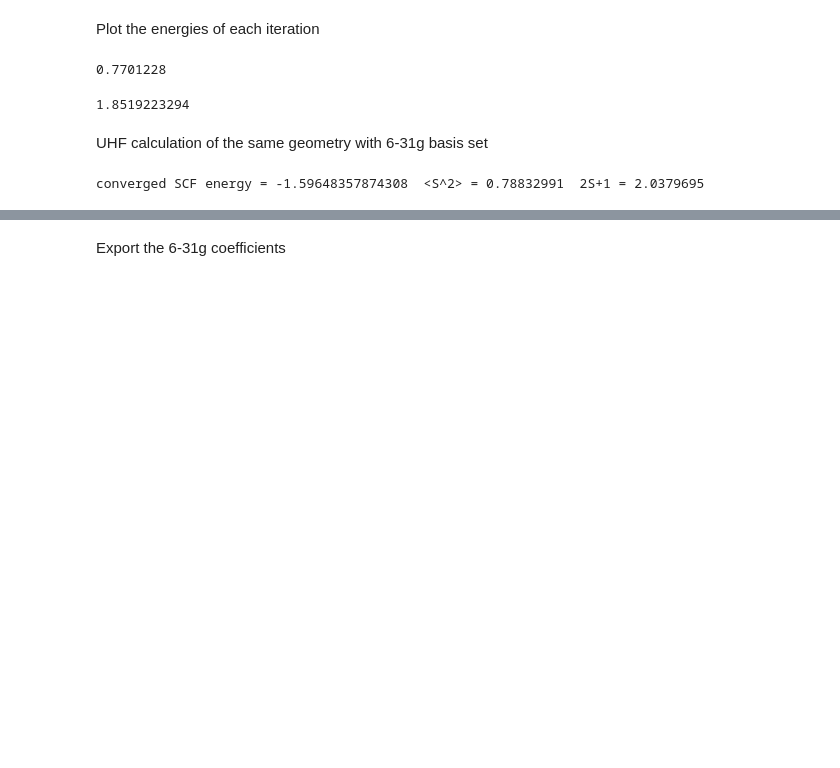
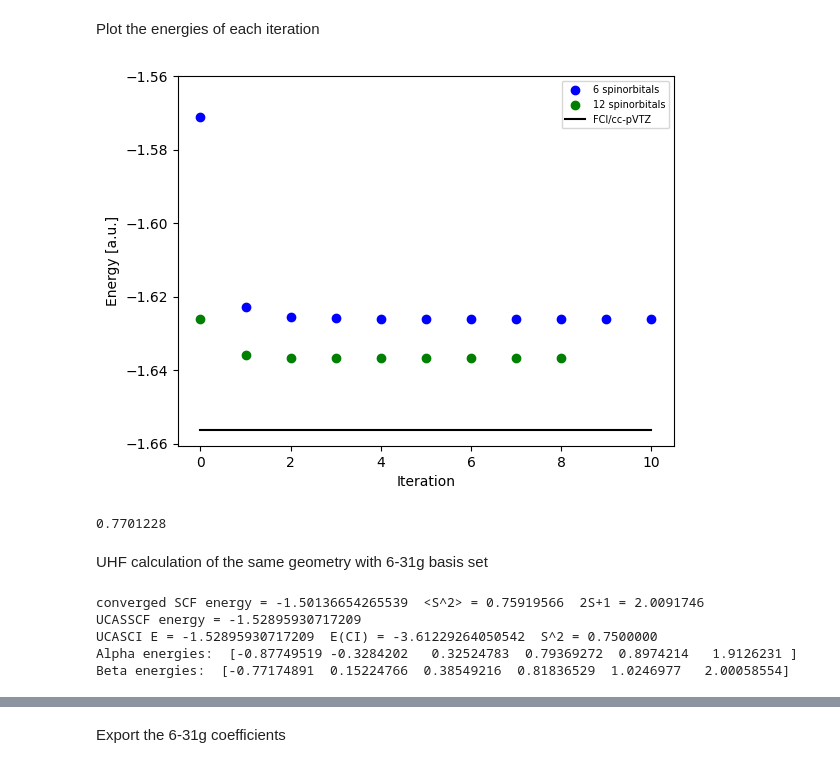
Before and after one commit to FabianLangkabel/FrayedEnds, a Jupyter notebook: Block2/H3lin.ipynb, the cells around one changed output, grey strips where cells are left out. Drawn from its saved outputs; the diff is of its cells as text; code cells hidden in the pictures; blank space fills up the shorter version.

```diff
--- a/Block2/H3lin.ipynb
+++ b/Block2/H3lin.ipynb
@@ -68,51 +77,67 @@ Plot the energies of each iteration
 # %%
 #plot energies of H3 spin optimizer
 
 x1 = np.arange(0, 7, 1)
 x2 = np.arange(0,11,1)
-x3 = np.arange(0, 10, 1)
+x3 = np.arange(0, 9, 1)
 FCI_H3 = np.full(11, -1.656308543121)
 H3_energies = [-1.571043, -1.575703, -1.583686, -1.620579, -1.620745, -1.588478, -1.485866]
 H3_energies_project2 = [-1.571043, -1.575703, -1.583685, -1.511214, -1.563584, -1.516852, -1.526479]
 H3_energies_sep_project = [-1.571043, -1.575685, -1.583550, -1.620243, -1.620413, -1.621782, -1.621845]
 H3_en_2iter = [-1.621845, -1.621983, -1.621988, -1.624185, -1.624199, -1.624056, -1.623964]
 #H3_energies_project4 = [-1.571043, -1.575703, -1.583686, -1.620579, -1.620745, -1.588479, -1.489348]
 H3_energies_6_iter = [-1.571043, -1.621845, -1.623964, -1.624079, -1.624091, -1.624039, -1.623925]
 H3_energies_10iter = [-1.571043, -1.621845, -1.623964, -1.624079, -1.624091, -1.624039, -1.623925,
                       -1.623987, -1.623977, -1.623899, -1.623959]
 H3_energies_631g_stepwise_crap = [-1.626215, -1.611431, -1.590611, -1.579232, -1.579449, -1.579697, -1.579770, -1.581258, -1.581663, -1.581950]
 H3_energies_631g_stepwise = [-1.626213, -1.627825, -1.629681, -1.633395, -1.633592, -1.634125, -1.634306, -1.635500, -1.635718, -1.635904]
+H3_energies_simul_update_sto3g = [-1.571041, -1.622701, -1.625417, -1.625899, -1.626033, -1.626067, -1.626079, -1.626078, -1.626052, -1.626081, -1.626064]
+H3_energies_simul_update_631g = [-1.626213, -1.635914, -1.636602, -1.636679, -1.636686, -1.636686, -1.636685, -1.636685, -1.636685]
 
 Delta_E = [-0.050802000000000014, -0.002118999999999982, -0.00011500000000008725, -1.1999999999900979e-05,
            5.199999999994098e-05, 0.00011399999999994748]
 
 fig, ax = plt.subplots()
-ax.scatter(x3, H3_energies_631g_stepwise, color='blue')
+ax.scatter(x2, H3_energies_simul_update_sto3g, color='blue', label='6 spinorbitals')
+ax.scatter(x3, H3_energies_simul_update_631g, color='green', label='12 spinorbitals')
 #ax.scatter(x1, H3_energies_sep_project, color='green', label='orbs projected out')
 #ax.scatter(x1, H3_en_2iter, color='blue', label='2nd iteration')
 #ax.scatter(x2, H3_energies_10iter, color='blue')
-#ax.plot(x2, FCI_H3, color='black')
-#ax.legend(loc='upper right', fontsize='small')
+ax.plot(x2, FCI_H3, color='black', label='FCI/cc-pVTZ')
+ax.legend(loc='upper right', fontsize=7)
 
-ax.set_xlabel('Update of orbital')
-ax.set_ylabel('Energy [Hartree]')
-ax.set_title('H3 linear energy with stepwise update')
+ax.set_xlabel('Iteration')
+ax.set_ylabel('Energy [a.u.]')
+#ax.set_title('H3 linear geometry with r=0.93 Å')
 #ax.yaxis.set_major_formatter(StrMethodFormatter('{x:.4f}'))
 #ax.set_xticks(np.arange(0.0, 4.5, 0.5))
-ax.set_xticks(np.arange(0, 10, 1))
-ax.set_xticklabels(['init', 'a_1', 'b_1', 'a_2', 'b_2', 'a_3', 'b_3', 'a_4', 'b_4', 'a_5'])
+#ax.set_xticks(np.arange(0, 10, 1))
+#ax.set_xticklabels(['init', 'a_1', 'b_1', 'a_2', 'b_2', 'a_3', 'b_3', 'a_4', 'b_4', 'a_5'])
 
-ax.set_yticks(np.arange(-1.624, -1.64, -0.002))
+ax.set_yticks(np.arange(-1.56, -1.68, -0.02))
 
 plt.show()
+# %% [output]
+[figure, added]
 # %%
 num = 1.75 - 9.798772e-01 - 2.221467e-29 #S^2 of initial orbs of spin orb opt code
 print(num)
 # %% [output]
 0.7701228
 # %%
-#just for some lazy math
-new_bdlength = 1.75743603 + 0.0944862994
-print(new_bdlength)
+E_uhf_bohr_1 = []
+E_uhf_bohr_2 = []
+
+for i in np.arange(0.5, 2, 0.05):
+    H3_lin = gto.M(atom=[["H", 0, 0, 0],
+                        ["H", i, 0, 0],
+                        ["H", -i, 0, 0]], basis = 'sto-3g', charge = 0, spin = 1, unit='Bohr')
+    uhf=scf.UHF(H3_lin)
+    E_uhf_bohr_1.append(uhf.kernel())
+
+for i in np.arange(2.2, 7, 0.2):
+    H3_lin = gto.M(atom=[["H", 0, 0, 0],
+                        ["H", i, 0, 0],
+                        ["H", -i, 0, 0]], basis = 'sto-3g', charge = 0, spin = 1, unit='Bohr')
+    uhf=scf.UHF(H3_lin)
+    E_uhf_bohr_2.append(uhf.kernel())
-# %% [output]
-1.8519223294
@@ -120,10 +156,13 @@ print(new_bdlength)
 UHF calculation of the same geometry with 6-31g basis set
 # %%
 H3_lin = gto.M(atom=[["H", 0, 0, 0],
-                     ["H", 0.93, 0, 0],
-                     ["H", -0.93, 0, 0]], basis = '6-31g', charge = 0, spin = 1)
+                     ["H", 1.2, 0, 0],
+                     ["H", -1.2, 0, 0]], unit = 'Bohr', basis = '6-31g', charge = 0, spin = 1)
 uhf_631g=scf.UHF(H3_lin)
 uhf_631g.kernel()
+norbs, nelecas = (6, (2, 1))
+ref_ucas = mcscf.UCASSCF(uhf_631g, norbs, nelecas).mc1step()[0]
+
 
 H3lin_631g_alpha_coeff=uhf_631g.mo_coeff[0]
 H3lin_631g_beta_coeff=uhf_631g.mo_coeff[1]
@@ -135,16 +174,20 @@ H3lin_631g_beta_occ=uhf_631g.mo_occ[1]
 #print('Alpha orbital energies: ', H3lin_631g_alpha_en)
 #print('Number of beta coefficients:', len(H3lin_631g_beta_coeff))
 #print('Beta orbital energies: ', H3lin_631g_beta_en)
-#print('Alpha coeffs: ', H3lin_631g_alpha_coeff)
-#print('Beta coeffs: ', H3lin_631g_beta_coeff)
+print('Alpha energies: ', H3lin_631g_alpha_en)
+print('Beta energies: ', H3lin_631g_beta_en)
 
-with open('H3lin_631g_alpha.molden', 'w') as file_alpha:
-    molden.header(H3_lin, file_alpha)
-    molden.orbital_coeff(H3_lin, file_alpha, H3lin_631g_alpha_coeff, ene=H3lin_631g_alpha_en, occ=H3lin_631g_alpha_occ)
+#with open('H3lin_631g_alpha.molden', 'w') as file_alpha:
+#    molden.header(H3_lin, file_alpha)
+#    molden.orbital_coeff(H3_lin, file_alpha, H3lin_631g_alpha_coeff, ene=H3lin_631g_alpha_en, occ=H3lin_631g_alpha_occ)
 
-with open('H3lin_631g_beta.molden', 'w') as file_beta:
-    molden.header(H3_lin, file_beta)
-    molden.orbital_coeff(H3_lin, file_beta, H3lin_631g_beta_coeff, ene=H3lin_631g_beta_en, occ=H3lin_631g_beta_occ)
+#with open('H3lin_631g_beta.molden', 'w') as file_beta:
+#    molden.header(H3_lin, file_beta)
+#    molden.orbital_coeff(H3_lin, file_beta, H3lin_631g_beta_coeff, ene=H3lin_631g_beta_en, occ=H3lin_631g_beta_occ)
 # %% [output]
-converged SCF energy = -1.59648357874308  <S^2> = 0.78832991  2S+1 = 2.0379695
+converged SCF energy = -1.50136654265539  <S^2> = 0.75919566  2S+1 = 2.0091746
+UCASSCF energy = -1.52895930717209
+UCASCI E = -1.52895930717209  E(CI) = -3.61229264050542  S^2 = 0.7500000
+Alpha energies:  [-0.87749519 -0.3284202   0.32524783  0.79369272  0.8974214   1.9126231 ]
+Beta energies:  [-0.77174891  0.15224766  0.38549216  0.81836529  1.0246977   2.00058554]
 # %%
```
Also changed, not shown: parts of 11 cells of this notebook, 35 other files.
